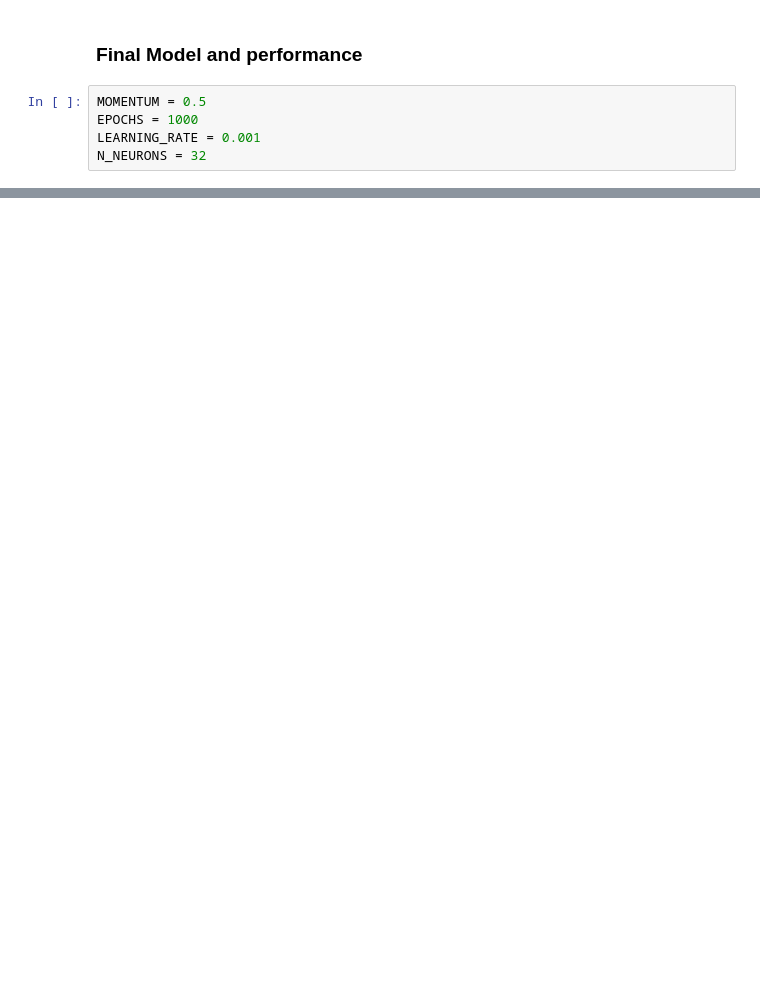
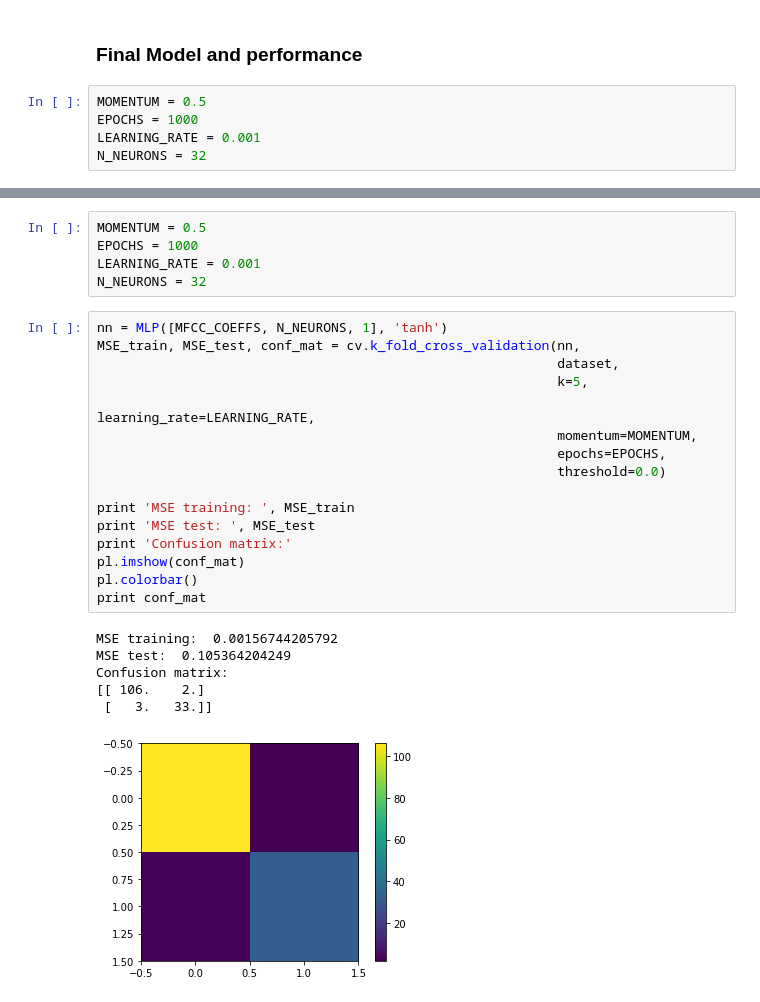
Before and after one commit to LifangHe/speaker-recognition, a Jupyter notebook: speaker_recognition.ipynb, the cells around one changed output, grey strips where cells are left out. Drawn from its saved outputs; the diff is of its cells as text; blank space fills up the shorter version.

```diff
--- a/speaker_recognition.ipynb
+++ b/speaker_recognition.ipynb
@@ -273,0 +398,28 @@ Confusion matrix:
+# %%
+MOMENTUM = 0.5
+EPOCHS = 1000
+LEARNING_RATE = 0.001
+N_NEURONS = 32
+# %%
+nn = MLP([MFCC_COEFFS, N_NEURONS, 1], 'tanh')
+MSE_train, MSE_test, conf_mat = cv.k_fold_cross_validation(nn,
+                                                           dataset,
+                                                           k=5,
+                                                           learning_rate=LEARNING_RATE,
+                                                           momentum=MOMENTUM,
+                                                           epochs=EPOCHS,
+                                                           threshold=0.0)
+
+print 'MSE training: ', MSE_train
+print 'MSE test: ', MSE_test
+print 'Confusion matrix:'
+pl.imshow(conf_mat)
+pl.colorbar()
+print conf_mat
+# %% [output]
+MSE training:  0.00156744205792
+MSE test:  0.105364204249
+Confusion matrix:
+[[ 106.    2.]
+ [   3.   33.]]
+[figure, added]
```
Also changed, not shown: parts of 12 cells of this notebook.
